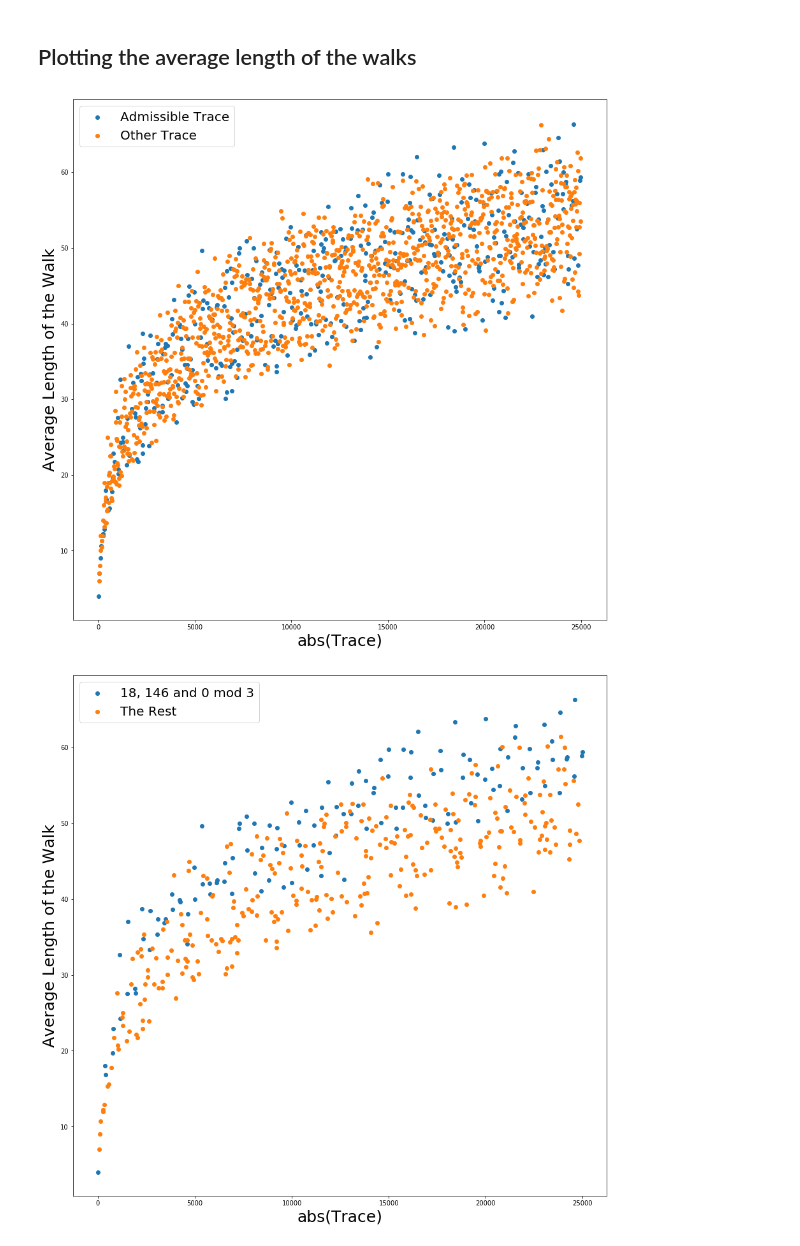
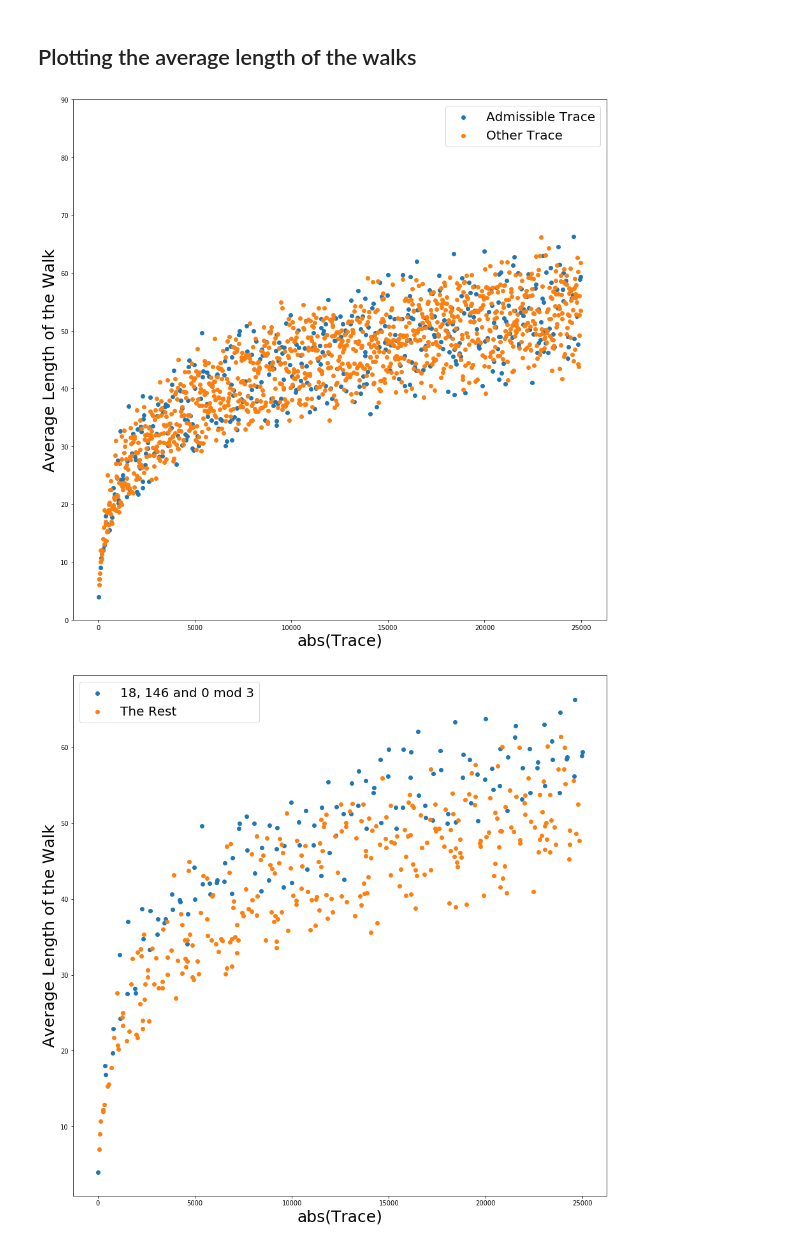
Before and after one commit to BrookeOgrodnik/CommutatorSubgroups, a Jupyter notebook: PythonCode/Class_Number.ipynb, the cells around one changed output. Cells and saved outputs as stored; diff of their text form; code cells hidden in the pictures.

```diff
--- a/PythonCode/Class_Number.ipynb
+++ b/PythonCode/Class_Number.ipynb
@@ -310,20 +310,20 @@ plt.show()
 # %%
 plt.figure(figsize=(15,15))
 plt.scatter(df.loc[(df.admissible==True)].trace.values, df.loc[(df.admissible==True)].walks.values,label='Admissible Trace')
 plt.scatter(df.loc[(df.admissible==False)].trace.values, df.loc[(df.admissible==False)].walks.values,label='Other Trace')
 
-
+plt.ylim(0,90)
 plt.xlabel("abs(Trace)", fontsize = 25)
 plt.ylabel("Average Length of the Walk", fontsize = 25)
 
 # Also a title
 #plt.title("A plot of the trace's average word length of the conjugacy classes", fontsize = 35)
 
 # plt.legend() adds the legend to the plot
 plt.legend(fontsize=20)
 plt.show()
 # %% [output]
-[figure, old version]
+[figure, new version]
 # %%
 plt.figure(figsize=(15,15))
 plt.scatter(special_traces.trace.values, special_traces.walks.values,label='18, 146 and 0 mod 3')
```
Also changed, not shown: 1 other file.
